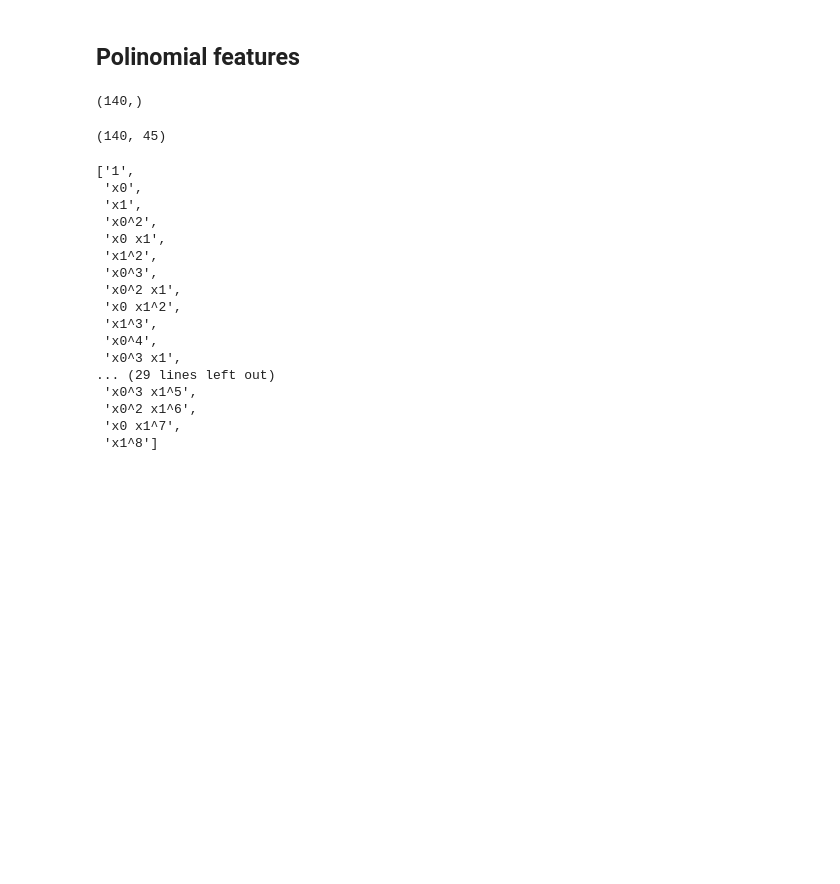
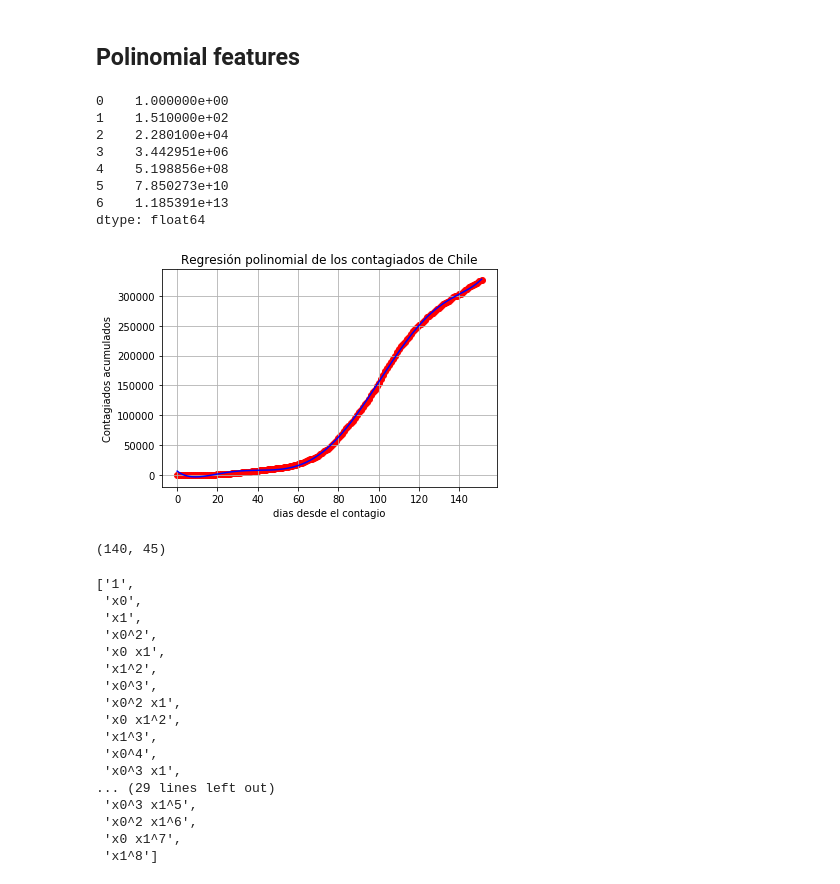
Before and after one commit to joseespinadote/proyecto_intro_mineria, a Jupyter notebook: hito_3_consolidado.ipynb, the cells around one changed output. Drawn from its saved outputs; the diff is of its cells as text; code cells hidden in the pictures; blank space fills up the shorter version.

Commit message:
snippet codigo features linear regression para jano

```diff
--- a/hito_3_consolidado.ipynb
+++ b/hito_3_consolidado.ipynb
@@ -256,22 +256,39 @@ res.loc['Chile'][['acc_confirmados', 'acc_recuperados', 'acc_fallecidos']].plot(
 # %% [markdown]
 ## Polinomial features
-# %%
-from sklearn.preprocessing import PolynomialFeatures
-def ajuste_polinomial(X, y=None, degree=8):
-    """
-    X es el dia que ha transcurrido desde el primer contagio
-    y es el numero de contagiados, fallecidos y/o recuperados
-    """
-
-    poly_reg = PolynomialFeatures(degree=degree)
-    values = np.array([X.index.days.values, X['acc_confirmados'].values]).T
-    poly_reg.fit_transform(values)
-    return poly_reg.transform(values), poly_reg
-
-pol, poly_reg = ajuste_polinomial(res.loc['Chile'])
-res.loc['Chile'].index.days.values.shape
-# %% [output]
-(140,)
+# %%
+from sklearn.linear_model import LinearRegression
+from sklearn.preprocessing import PolynomialFeatures
+selected_pais = "Chile"
+dset_pais = res.loc['Chile']
+X = np.linspace((0,),(len(dset_pais.index)-1,),len(dset_pais.index))
+y = dset_pais['acc_confirmados'].values
+poly_reg = PolynomialFeatures(degree=6)
+X_poly = poly_reg.fit_transform(X)
+pol_reg = LinearRegression()
+pol_reg.fit(X_poly, y)
+
+# Visualizing the Polymonial Regression results
+def viz_polymonial():
+    plt.scatter(X, y, color='red')
+    plt.plot(X, pol_reg.predict(poly_reg.fit_transform(X)), color='blue')
+    plt.title('Regresión polinomial de los contagiados de Chile')
+    plt.xlabel('dias desde el contagio')
+    plt.ylabel('Contagiados acumulados')
+    plt.savefig('figures/chile_polinomial_reg.png')
+    plt.grid(True)
+    return
+viz_polymonial()
+print(pd.Series(poly_reg.transform(X)[-1]))
+# %% [output]
+0    1.000000e+00
+1    1.510000e+02
+2    2.280100e+04
+3    3.442951e+06
+4    5.198856e+08
+5    7.850273e+10
+6    1.185391e+13
+dtype: float64
+[figure, added]
 # %%
 pol.shape
 # %% [output]
```
Also changed, not shown: parts of 5 cells of this notebook.
